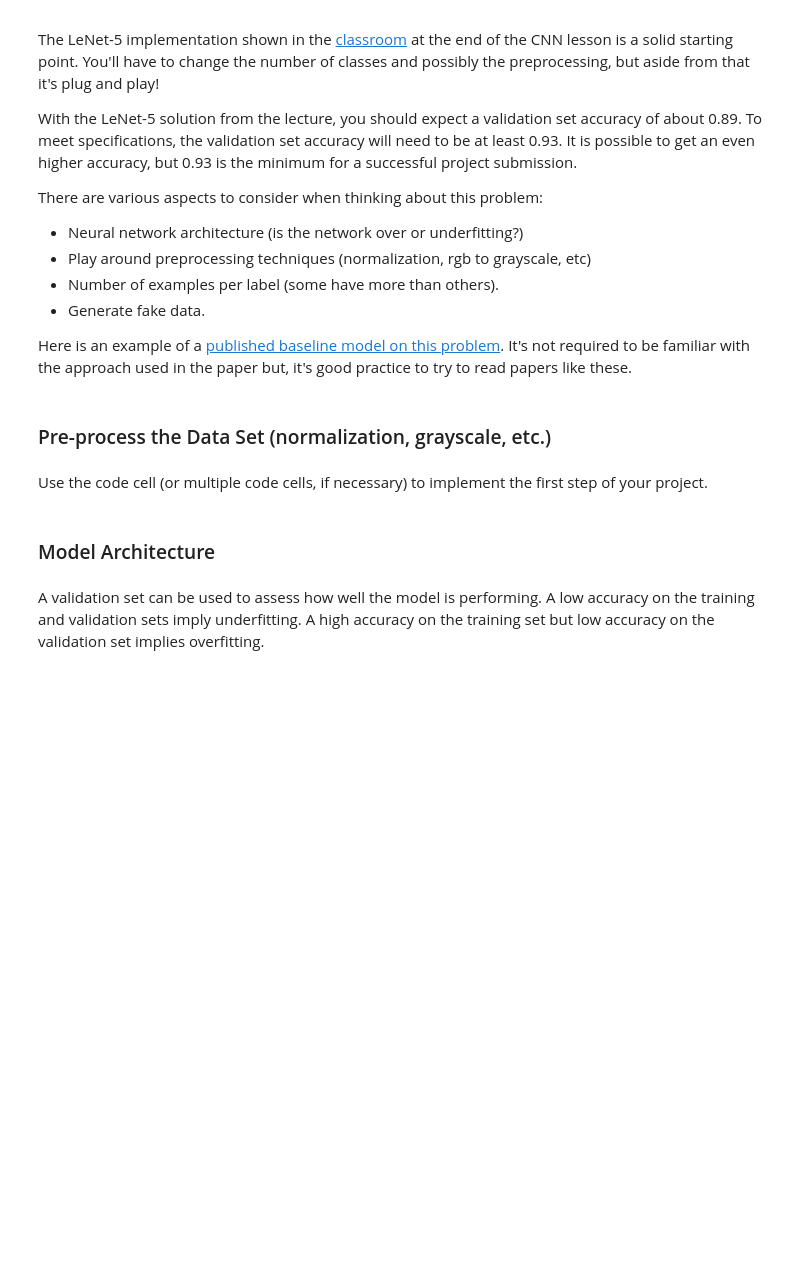
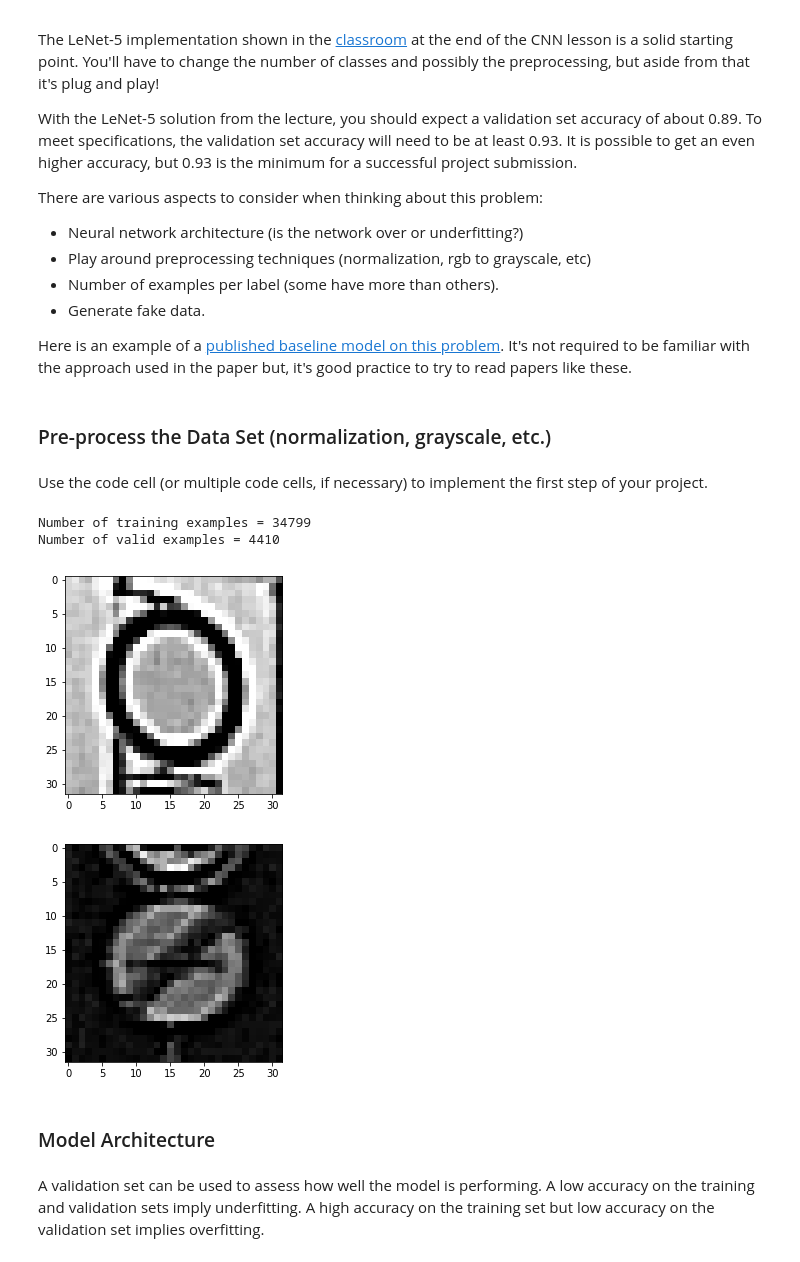
Before and after one commit to pabloelizalde/CarND-Traffic-Sign-Classifier-Project, a Jupyter notebook: Traffic_Sign_Classifier.ipynb, the cells around one changed output. Saved outputs shown, nothing was run; the diff lists cells and outputs as text; code cells hidden in the pictures; blank space fills up the shorter version.

```diff
--- a/Traffic_Sign_Classifier.ipynb
+++ b/Traffic_Sign_Classifier.ipynb
@@ -141,0 +157,17 @@ Use the code cell (or multiple code cells, if necessary) to implement the first
+# %%
+import cv2
+import numpy as np
+
+def grayscale(images):
+    gray_array = []
+    kernel = np.array([[-1,-1,-1], [-1,9,-1], [-1,-1,-1]])
+    for image in images:
+        gray_image = cv2.cvtColor(image, cv2.COLOR_RGB2GRAY)
+        sharp_image = cv2.filter2D(gray_image, -1, kernel)
+#         gray_image_rotated = rotateImage(gray_image, 15)
+        # blur_gray = gaussian_blur(gray_image, 5)
+        gray_array.append(sharp_image)
+#         gray_array.appent(gray_image_rotated)
+
+    gray_array = np.reshape(gray_array, (-1, 32, 32, 1))
+    return gray_array
@@ -142,8 +189,41 @@ Use the code cell (or multiple code cells, if necessary) to implement the first
+# %%
+X_train = grayscale(X_train)
+X_valid = grayscale(X_valid)
+X_test = grayscale(X_test)
+
+# X_train = normalize(X_train)
+# X_valid = normalize(X_valid)
+# X_test = normalize(X_test)
+
+# plt.imshow(X_train[10].squeeze(), cmap="gray")
+# plt.show()
+# plt.imshow(X_valid[10].squeeze(), cmap="gray")
+# plt.show()
+
+# assert(len(X_train) == len(y_train))
+print("Number of training examples =", len(X_train))
+print("Number of valid examples =", len(X_valid))
+
+# assert(len(X_valid_gray) == len(y_valid))
+# assert(len(X_test_gray) == len(y_test))
+# plt.imshow(X_train_gray[30].squeeze(), cmap="gray")
+# plt.show()
+# %% [output]
+Number of training examples = 34799
+Number of valid examples = 4410
 # %%
 #Shuffle the training data
 from sklearn.utils import shuffle
 
 X_train, y_train = shuffle(X_train, y_train)
+
+plt.imshow(X_train[10].squeeze(), cmap="gray")
+plt.show()
+plt.imshow(X_valid[10].squeeze(), cmap="gray")
+plt.show()
+# %% [output]
+[figure, added]
+[figure, added]
 # %% [markdown]
 ### Model Architecture
 # %%
```
Also changed, not shown: parts of 11 cells of this notebook, 3 other files.
